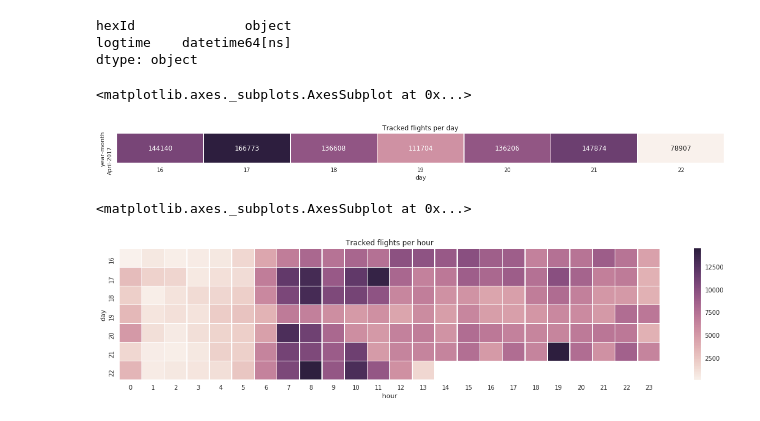
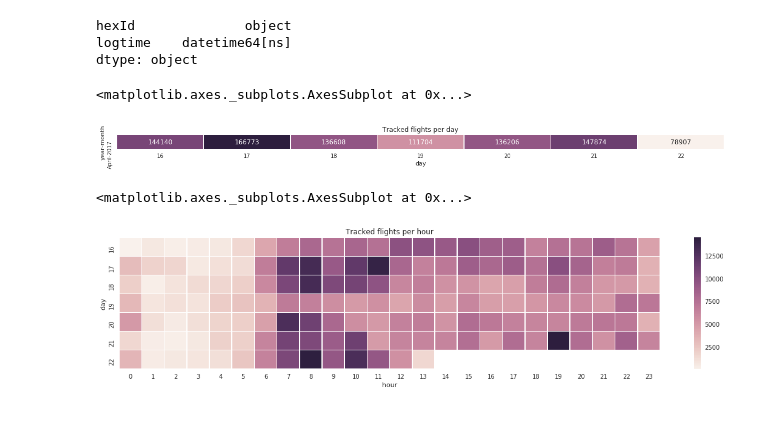
Before and after one commit to JulianMBr/Analysis-FlightTracker-ADS-B, a Jupyter notebook: BasicSummary.ipynb, the cells around one changed output. Saved outputs shown, nothing was run; the diff lists cells and outputs as text; code cells hidden in the pictures.

Commit message:
Changed plots

```diff
--- a/BasicSummary.ipynb
+++ b/BasicSummary.ipynb
@@ -42,25 +42,25 @@ fLogGrouped = fLog
 # %%
 # Tracked flights per Day
 fLogGroupedMonth = fLogGrouped.set_index('logtime').groupby(pd.TimeGrouper('D')).count().dropna().reset_index()
 
 #
 flightLog = pd.DataFrame([])
 flightLog['year'] = fLogGroupedMonth['logtime'].dt.year
 flightLog['month'] = fLogGroupedMonth['logtime'].dt.month
 flightLog['day'] = fLogGroupedMonth['logtime'].dt.day
 flightLog['count'] = fLogGroupedMonth['hexId']
 flightLog['month'] = flightLog['month'].apply(lambda x: calendar.month_name[x])
 flightLog['year-month'] = flightLog['month'] + '-' + fLogGroupedMonth['logtime'].dt.year.astype(str)
 
 flights = flightLog.pivot( "year-month", "day", "count")
 
 # adjust size of figure and output heatmap
-sns.mpl.rc("figure", figsize=(20,1))
+sns.mpl.rc("figure", figsize=(20,0.5))
 sns.plt.title('Tracked flights per day')
 sns.heatmap(flights, annot=True, fmt='g', linewidths=0.5, cbar=False)
 # %% [output]
 <matplotlib.axes._subplots.AxesSubplot at 0x...>
-[figure, old version]
+[figure, new version]
 # %%
 # Tracked flights per Hour / Day
 fLogGroupedDay = fLogGrouped.set_index('logtime').groupby(pd.TimeGrouper('H')).count().dropna().reset_index()
```
